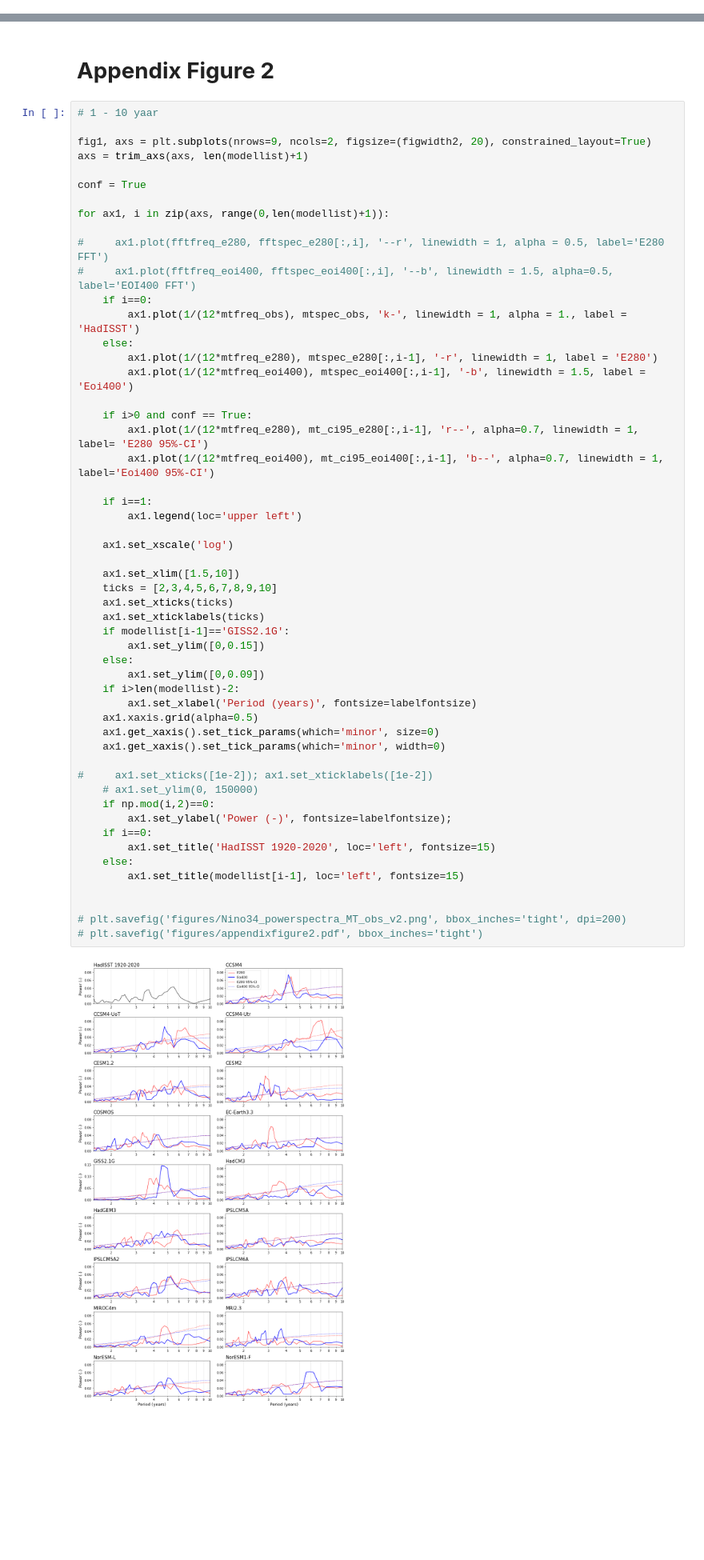
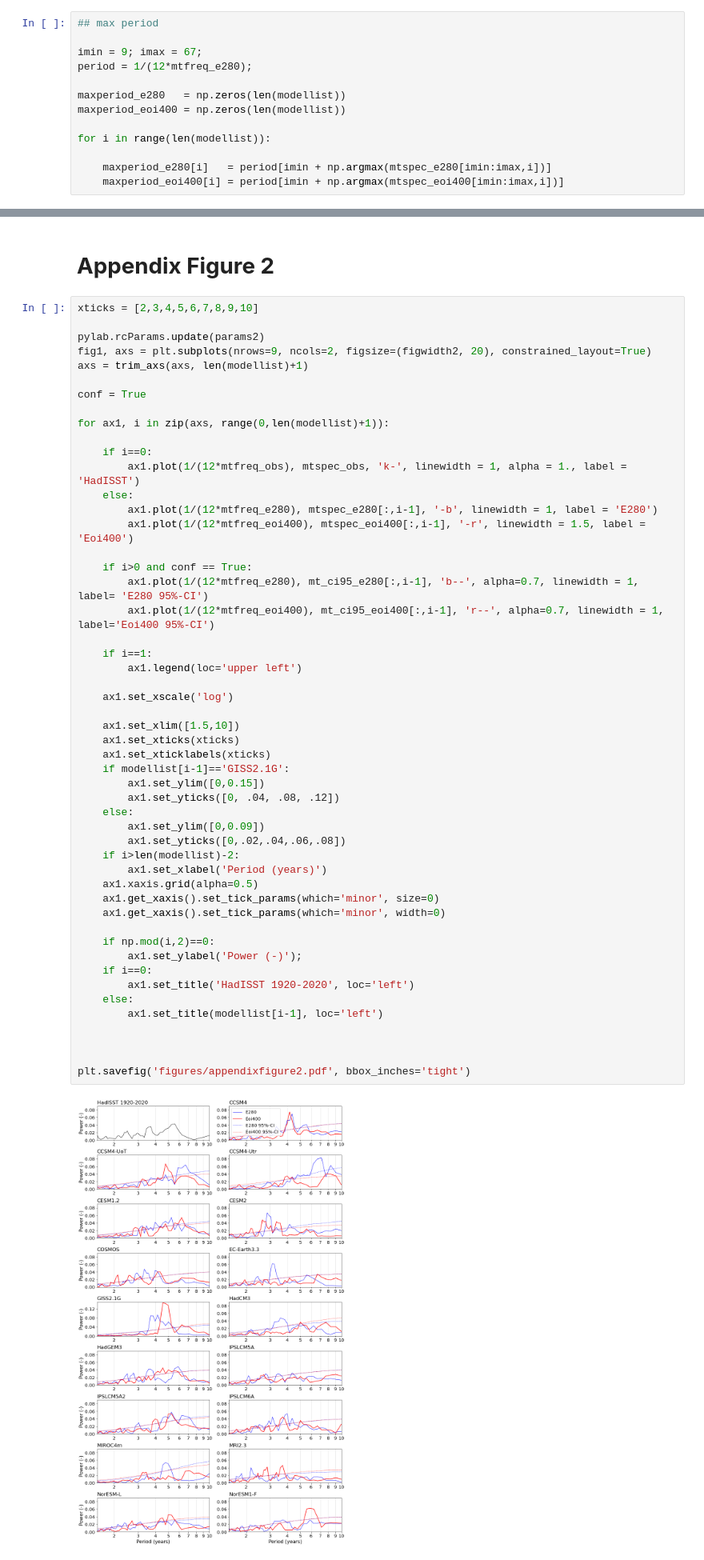
Before and after one commit to arthuroldeman/pliomip2-enso, a Jupyter notebook: spectral_analysis.ipynb, the cells around one changed output, grey strips where cells are left out. Shown at 80% size. Drawn from its saved outputs; the diff is of its cells as text; blank space fills up the shorter version.

```diff
--- a/spectral_analysis.ipynb
+++ b/spectral_analysis.ipynb
@@ -255,0 +246,13 @@ model = NorESM1-F
+# %%
+## max period
+
+imin = 9; imax = 67;
+period = 1/(12*mtfreq_e280);
+
+maxperiod_e280   = np.zeros(len(modellist))
+maxperiod_eoi400 = np.zeros(len(modellist))
+
+for i in range(len(modellist)):
+
+    maxperiod_e280[i]   = period[imin + np.argmax(mtspec_e280[imin:imax,i])]
+    maxperiod_eoi400[i] = period[imin + np.argmax(mtspec_eoi400[imin:imax,i])]
@@ -258,8 +300,9 @@ model = NorESM1-F
 # %% [markdown]
 # **Appendix Figure 2**
 # %%
-# 1 - 10 yaar
+xticks = [2,3,4,5,6,7,8,9,10]
 
+pylab.rcParams.update(params2)
 fig1, axs = plt.subplots(nrows=9, ncols=2, figsize=(figwidth2, 20), constrained_layout=True)
 axs = trim_axs(axs, len(modellist)+1)
 
@@ -267,51 +310,48 @@ conf = True
 
 for ax1, i in zip(axs, range(0,len(modellist)+1)):
 
-#     ax1.plot(fftfreq_e280, fftspec_e280[:,i], '--r', linewidth = 1, alpha = 0.5, label='E280 FFT')
-#     ax1.plot(fftfreq_eoi400, fftspec_eoi400[:,i], '--b', linewidth = 1.5, alpha=0.5, label='EOI400 FFT')
     if i==0:
         ax1.plot(1/(12*mtfreq_obs), mtspec_obs, 'k-', linewidth = 1, alpha = 1., label = 'HadISST')
     else:
-        ax1.plot(1/(12*mtfreq_e280), mtspec_e280[:,i-1], '-r', linewidth = 1, label = 'E280')
-        ax1.plot(1/(12*mtfreq_eoi400), mtspec_eoi400[:,i-1], '-b', linewidth = 1.5, label = 'Eoi400')
+        ax1.plot(1/(12*mtfreq_e280), mtspec_e280[:,i-1], '-b', linewidth = 1, label = 'E280')
+        ax1.plot(1/(12*mtfreq_eoi400), mtspec_eoi400[:,i-1], '-r', linewidth = 1.5, label = 'Eoi400')
 
     if i>0 and conf == True:
-        ax1.plot(1/(12*mtfreq_e280), mt_ci95_e280[:,i-1], 'r--', alpha=0.7, linewidth = 1, label= 'E280 95%-CI')
-        ax1.plot(1/(12*mtfreq_eoi400), mt_ci95_eoi400[:,i-1], 'b--', alpha=0.7, linewidth = 1, label='Eoi400 95%-CI')
+        ax1.plot(1/(12*mtfreq_e280), mt_ci95_e280[:,i-1], 'b--', alpha=0.7, linewidth = 1, label= 'E280 95%-CI')
+        ax1.plot(1/(12*mtfreq_eoi400), mt_ci95_eoi400[:,i-1], 'r--', alpha=0.7, linewidth = 1, label='Eoi400 95%-CI')
 
     if i==1:
         ax1.legend(loc='upper left')
 
     ax1.set_xscale('log')
 
     ax1.set_xlim([1.5,10])
-    ticks = [2,3,4,5,6,7,8,9,10]
-    ax1.set_xticks(ticks)
-    ax1.set_xticklabels(ticks)
+    ax1.set_xticks(xticks)
+    ax1.set_xticklabels(xticks)
     if modellist[i-1]=='GISS2.1G':
         ax1.set_ylim([0,0.15])
+        ax1.set_yticks([0, .04, .08, .12])
     else:
         ax1.set_ylim([0,0.09])
+        ax1.set_yticks([0,.02,.04,.06,.08])
     if i>len(modellist)-2:
-        ax1.set_xlabel('Period (years)', fontsize=labelfontsize)
+        ax1.set_xlabel('Period (years)')
     ax1.xaxis.grid(alpha=0.5)
     ax1.get_xaxis().set_tick_params(which='minor', size=0)
     ax1.get_xaxis().set_tick_params(which='minor', width=0)
 
-#     ax1.set_xticks([1e-2]); ax1.set_xticklabels([1e-2])
-    # ax1.set_ylim(0, 150000)
     if np.mod(i,2)==0:
-        ax1.set_ylabel('Power (-)', fontsize=labelfontsize);
+        ax1.set_ylabel('Power (-)');
     if i==0:
-        ax1.set_title('HadISST 1920-2020', loc='left', fontsize=15)
+        ax1.set_title('HadISST 1920-2020', loc='left')
     else:
-        ax1.set_title(modellist[i-1], loc='left', fontsize=15)
+        ax1.set_title(modellist[i-1], loc='left')
 
 
-# plt.savefig('figures/Nino34_powerspectra_MT_obs_v2.png', bbox_inches='tight', dpi=200)
-# plt.savefig('figures/appendixfigure2.pdf', bbox_inches='tight')
+
+plt.savefig('figures/appendixfigure2.pdf', bbox_inches='tight')
 # %% [output]
-[figure, old version]
+[figure, new version]
 # %% [markdown]
 # **Figure 3**
 # %%
```
Also changed, not shown: parts of 19 cells of this notebook.
